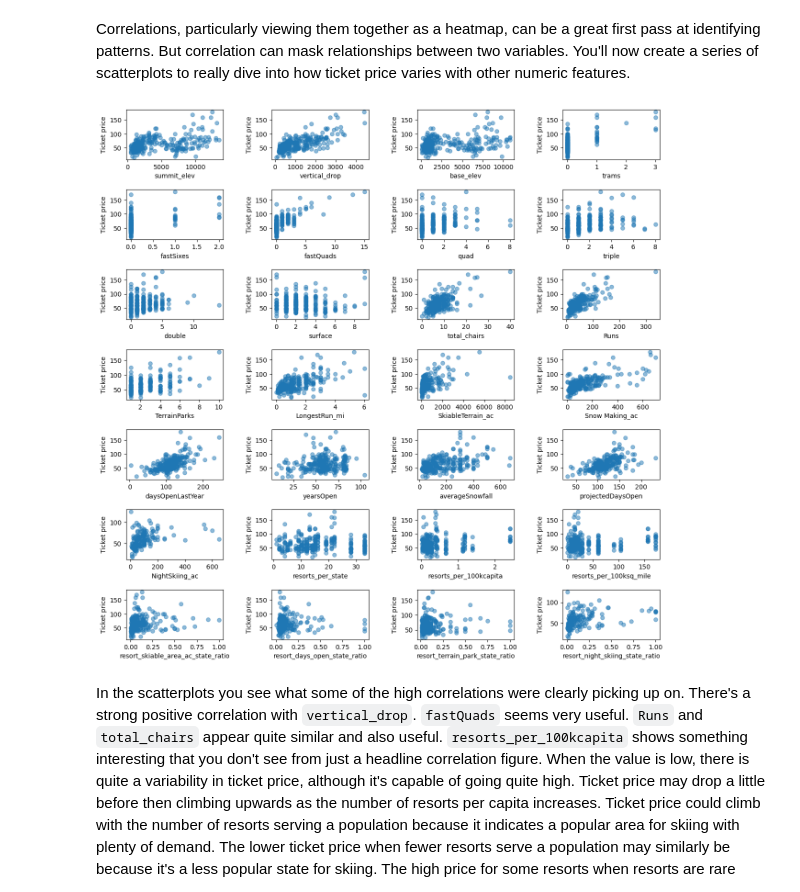
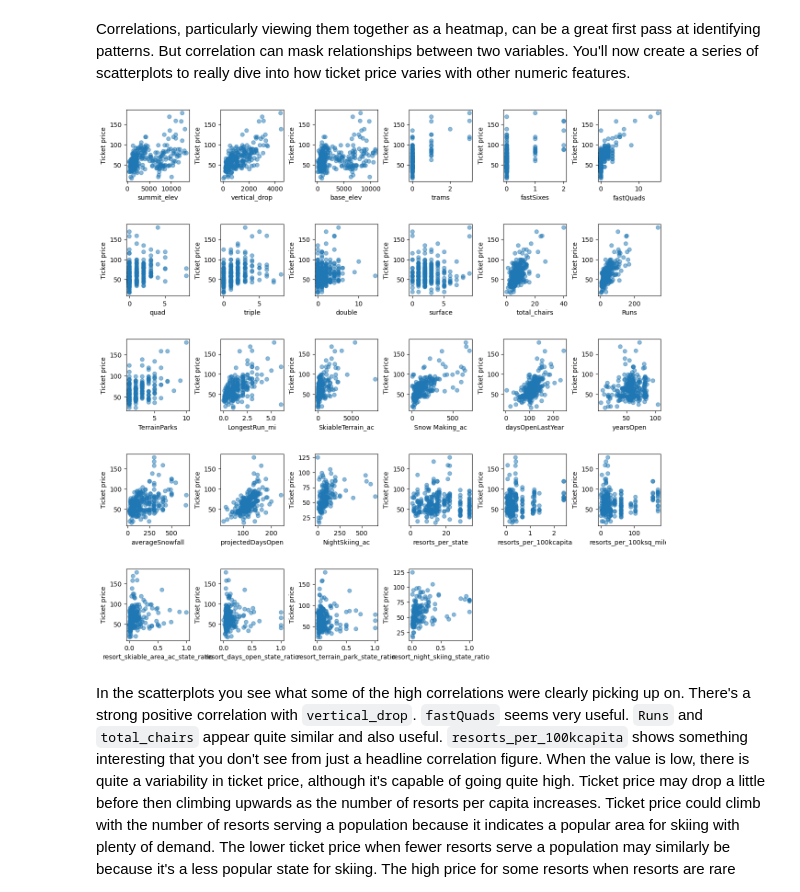
Before and after one commit to gritsenkosasha/DataScienceGuidedCapstone, a Jupyter notebook: Notebooks/03_exploratory_data_analysis.ipynb, the cells around one changed output. Saved outputs shown, nothing was run; the diff lists cells and outputs as text; code cells hidden in the pictures.

```diff
--- a/Notebooks/03_exploratory_data_analysis.ipynb
+++ b/Notebooks/03_exploratory_data_analysis.ipynb
@@ -798,9 +798,9 @@ def scatterplots(columns, ncol=None, figsize=(15, 8)):
 #are _not_ any of 'Name', 'Region', 'state', or 'AdultWeekend'
 features = [col for col in ski_data.columns if col not in ['Name', 'Region', 'state', 'AdultWeekend']]
 # %%
-scatterplots(features, ncol=4, figsize=(15, 15))
+scatterplots(features, ncol=6, figsize=(15, 15))
 # %% [output]
-[figure, old version]
+[figure, new version]
 # %% [markdown]
 In the scatterplots you see what some of the high correlations were clearly picking up on. There's a strong positive correlation with `vertical_drop`. `fastQuads` seems very useful. `Runs` and `total_chairs` appear quite similar and also useful. `resorts_per_100kcapita` shows something interesting that you don't see from just a headline correlation figure. When the value is low, there is quite a variability in ticket price, although it's capable of going quite high. Ticket price may drop a little before then climbing upwards as the number of resorts per capita increases. Ticket price could climb with the number of resorts serving a population because it indicates a popular area for skiing with plenty of demand. The lower ticket price when fewer resorts serve a population may similarly be because it's a less popular state for skiing. The high price for some resorts when resorts are rare (relative to the population size) may indicate areas where a small number of resorts can benefit from a monopoly effect. It's not a clear picture, although we have some interesting signs.
 # %% [markdown]
```
Also changed, not shown: parts of 1 cell of this notebook, 7 other files.
